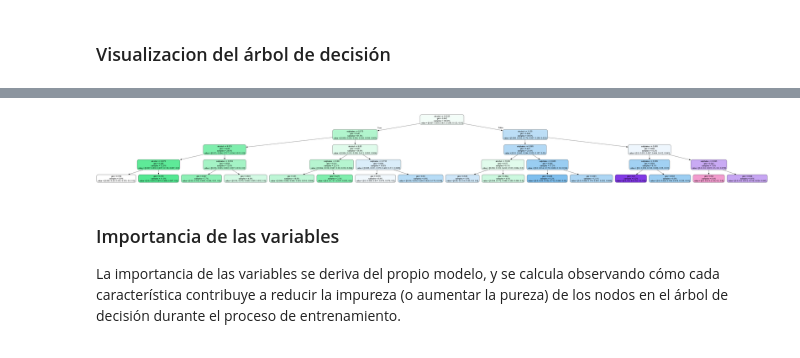
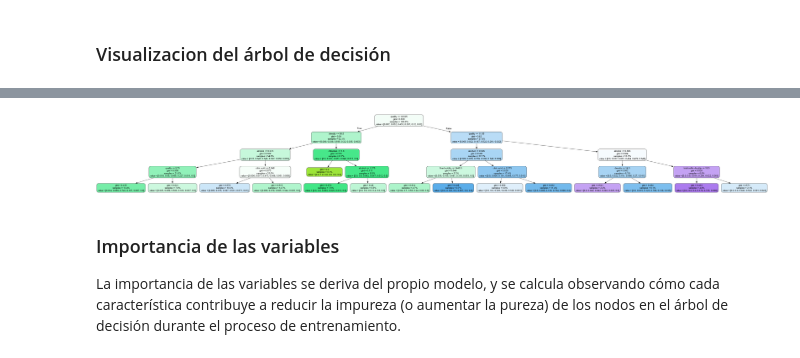
Before and after one commit to viorbe20/ai-machine-learning, a Jupyter notebook: decision-trees-exercises/ex04_classification_decision_trees_wine.ipynb, the cells around one changed output, grey strips where cells are left out. Cells and saved outputs as stored; diff of their text form; code cells hidden in the pictures.

```diff
--- a/decision-trees-exercises/ex04_classification_decision_trees_wine.ipynb
+++ b/decision-trees-exercises/ex04_classification_decision_trees_wine.ipynb
@@ -65,7 +65,7 @@ dtype: int64
 ### Preparación de los datos para el entrenamiento
 # %%
 from sklearn.model_selection import train_test_split
-train, test = train_test_split(df_wines, test_size=0.2, random_state=42)
+train, test = train_test_split(df_wines, test_size=0.33, random_state=42)
 
 # Reset index to maintain an order
 train.reset_index(inplace = True)
@@ -124,16 +161,14 @@ Name: quality, dtype: float64
 Usaremos tanto criterio entropía como índice gini
 # %%
-from matplotlib import pyplot as plt
-from sklearn.tree import DecisionTreeClassifier
 from sklearn.metrics import accuracy_score, classification_report
 
-X_train = train[['alcohol', 'sulphates']]
+X_train = train.drop('quality', axis=1)
 y_train = train['quality']
-X_test = test[['alcohol', 'sulphates']]
+X_test = test.drop('quality', axis=1)
 y_test = test['quality']
 
-model_entropy = DecisionTreeClassifier(max_depth = 4, criterion = 'entropy')
-model_gini = DecisionTreeClassifier(max_depth = 4, criterion = 'gini')
+model_entropy = DecisionTreeClassifier(max_depth = best_depth, criterion = 'entropy')
+model_gini = DecisionTreeClassifier(max_depth = best_depth, criterion = 'gini')
 
 # Trainig
 model_entropy.fit(X_train, y_train)
@@ -186,18 +212,18 @@ plt.show()
 # %%
 import pydot
 from IPython.display import Image
 
 from io import StringIO
 
 from sklearn import tree
 
 dot_data = StringIO()
-tree.export_graphviz(model_gini, out_file = dot_data, proportion = True, feature_names = ["alcohol", "sulphates"], rounded = True, filled = True)
+tree.export_graphviz(model_gini, out_file = dot_data, proportion = True, feature_names = df_wines.columns, rounded = True, filled = True)
 
 graph = pydot.graph_from_dot_data(dot_data.getvalue())
 Image(graph[0].create_png())
 # %% [output]
-[figure, old version]
+[figure, new version]
 # %% [markdown]
 ### Importancia de las variables
 La importancia de las variables se deriva del propio modelo, y se calcula observando cómo cada característica contribuye a reducir la impureza (o aumentar la pureza) de los nodos en el árbol de decisión durante el proceso de entrenamiento.
```
Also changed, not shown: parts of 14 cells of this notebook, 8 other files.
